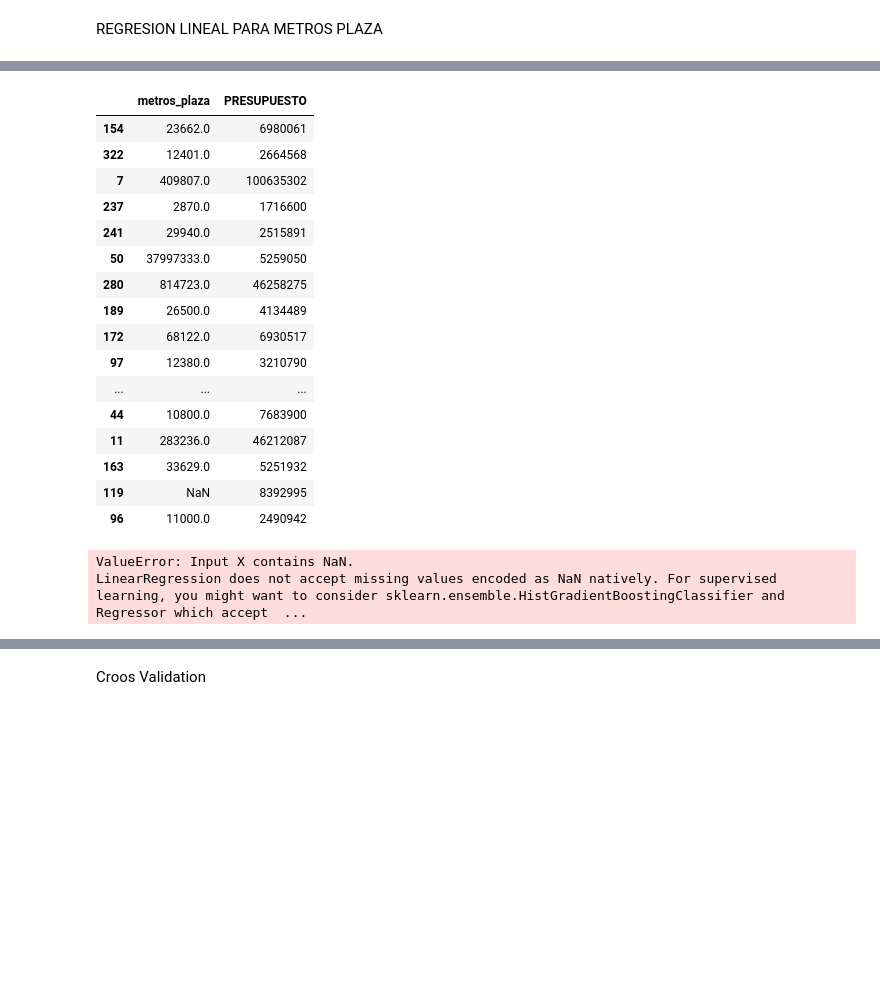
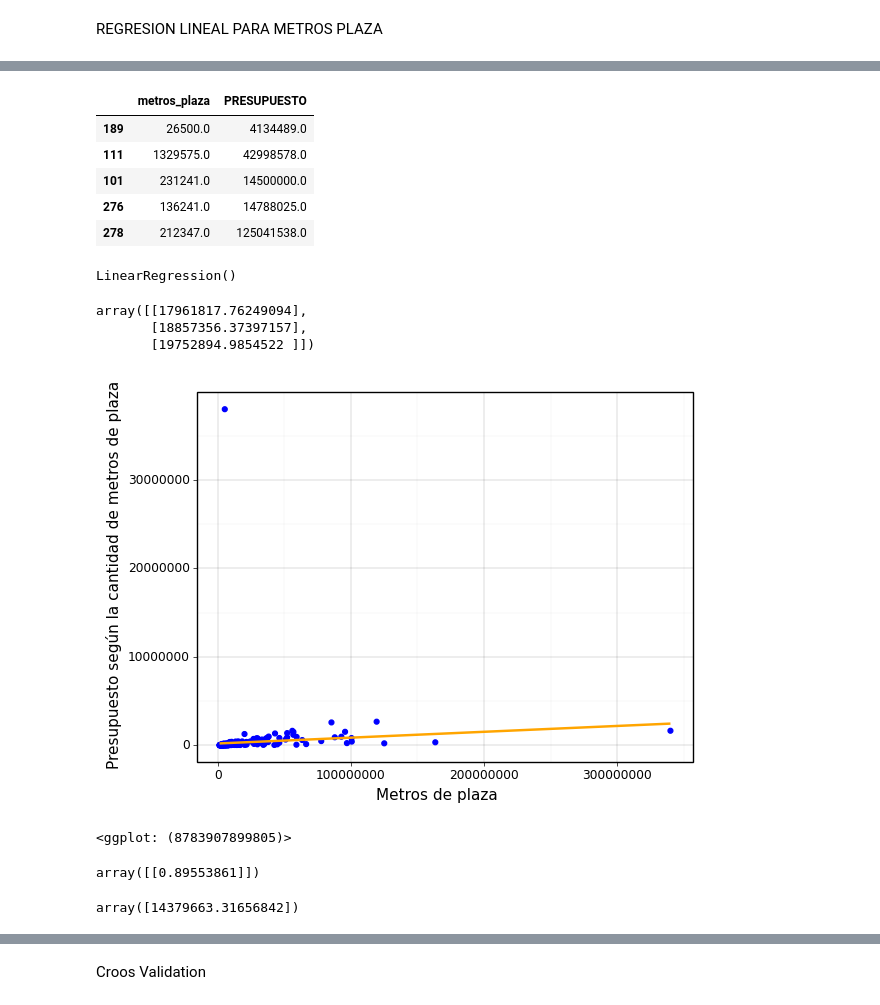
Before and after one commit to BrunoJReyes/AyudantiasTICS314-2022-2, a Jupyter notebook: Solución-Ayudantía-n°6-Ejercicios-Regresion-Lineal.ipynb, the cells around one changed output, grey strips where cells are left out. Cells and saved outputs as stored; diff of their text form; code cells hidden in the pictures; blank space fills up the shorter version.

```diff
--- a/Solución-Ayudantía-n°6-Ejercicios-Regresion-Lineal.ipynb
+++ b/Solución-Ayudantía-n°6-Ejercicios-Regresion-Lineal.ipynb
@@ -299,7 +299,7 @@ REGRESION LINEAL PARA METROS PLAZA
 from sklearn.model_selection import train_test_split
 
 
-data_M_plaza = df_mg2[['metros_plaza', 'PRESUPUESTO']]
+data_M_plaza = df_util[['metros_plaza', 'PRESUPUESTO']]
 
 # Queremos un set de prueba del 15% del tamaño
 train_set, test_set = train_test_split(data_M_plaza, test_size=0.15)
@@ -322,23 +315,12 @@ train_set
 # %%
-test_set
+test_set.head()
 # %% [output]
 |  | metros_plaza | PRESUPUESTO |
-| 154 | 23662.0 | 6980061 |
-| 322 | 12401.0 | 2664568 |
-| 7 | 409807.0 | 100635302 |
-| 237 | 2870.0 | 1716600 |
-| 241 | 29940.0 | 2515891 |
-| 50 | 37997333.0 | 5259050 |
-| 280 | 814723.0 | 46258275 |
-| 189 | 26500.0 | 4134489 |
-| 172 | 68122.0 | 6930517 |
-| 97 | 12380.0 | 3210790 |
-| ... | ... | ... |
-| 44 | 10800.0 | 7683900 |
-| 11 | 283236.0 | 46212087 |
-| 163 | 33629.0 | 5251932 |
-| 119 | NaN | 8392995 |
-| 96 | 11000.0 | 2490942 |
+| 189 | 26500.0 | 4134489.0 |
+| 111 | 1329575.0 | 42998578.0 |
+| 101 | 231241.0 | 14500000.0 |
+| 276 | 136241.0 | 14788025.0 |
+| 278 | 212347.0 | 125041538.0 |
 # %%
 from sklearn.linear_model import LinearRegression
 
@@ -351,12 +333,15 @@ lin_reg = LinearRegression()
 
 lin_reg.fit(X_train, y_train)
 # %% [output]
-ValueError: Input X contains NaN.
-LinearRegression does not accept missing values encoded as NaN natively. For supervised learning, you might want to consider sklearn.ensemble.HistGradientBoostingClassifier and Regressor which accept  ...
+LinearRegression()
 # %%
 lin_reg.predict([[4000000], [5000000], [6000000]])
+# %% [output]
+array([[17961817.76249094],
+       [18857356.37397157],
+       [19752894.9854522 ]])
 # %%
-(ggplot(df_datos)+
+(ggplot(df_util)+
  aes(x="PRESUPUESTO", y="metros_plaza")+
  geom_point(color="blue")+
  geom_smooth(method='lm',color="orange",se = False)+
@@ -365,14 +350,21 @@ lin_reg.predict([[4000000], [5000000], [6000000]])
  #scale_y_log10()+
 
 theme_linedraw())
+# %% [output]
+[figure, added]
+<ggplot: (8783907899805)>
 # %%
 # La pendiente
 from sklearn.linear_model import LinearRegression
 
 lin_reg.coef_
+# %% [output]
+array([[0.89553861]])
 # %%
 # El coeficiente de posición
 lin_reg.intercept_
+# %% [output]
+array([14379663.31656842])
 # %%
 from sklearn.metrics import mean_squared_error
 
```
Also changed, not shown: parts of 10 cells of this notebook, 1 other file.
